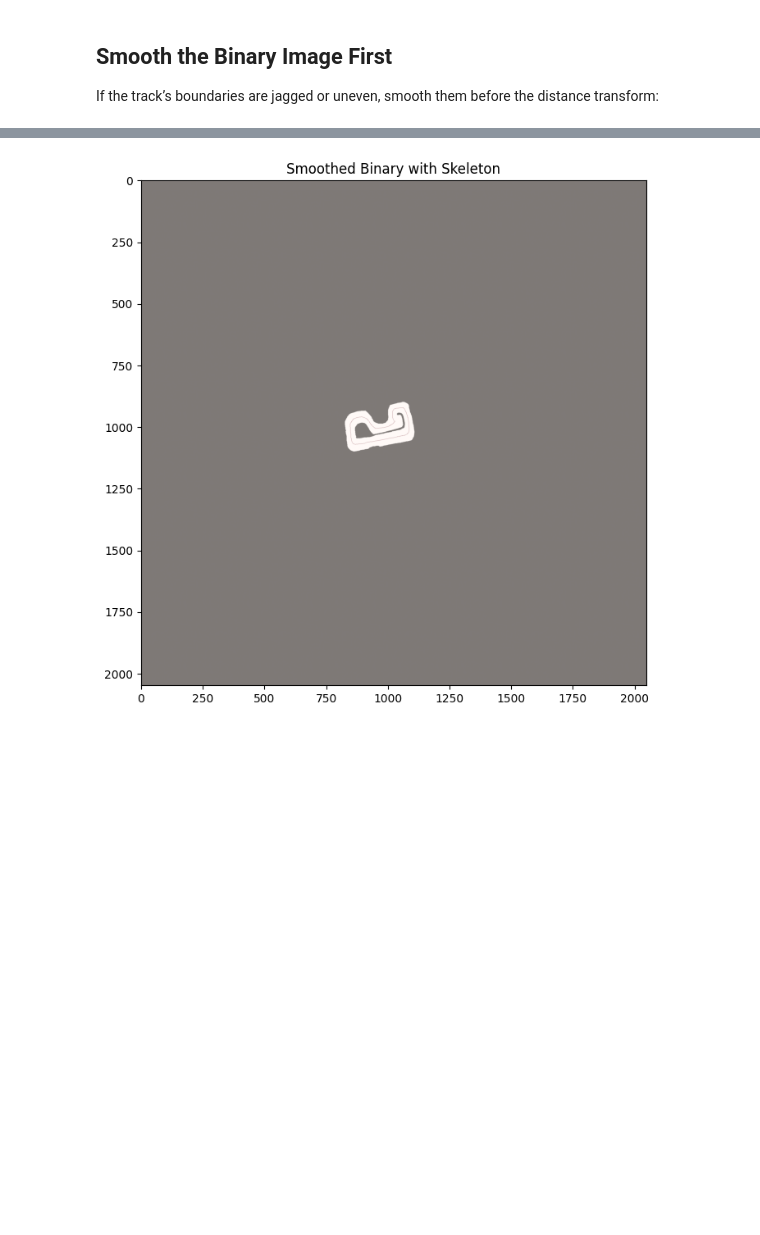
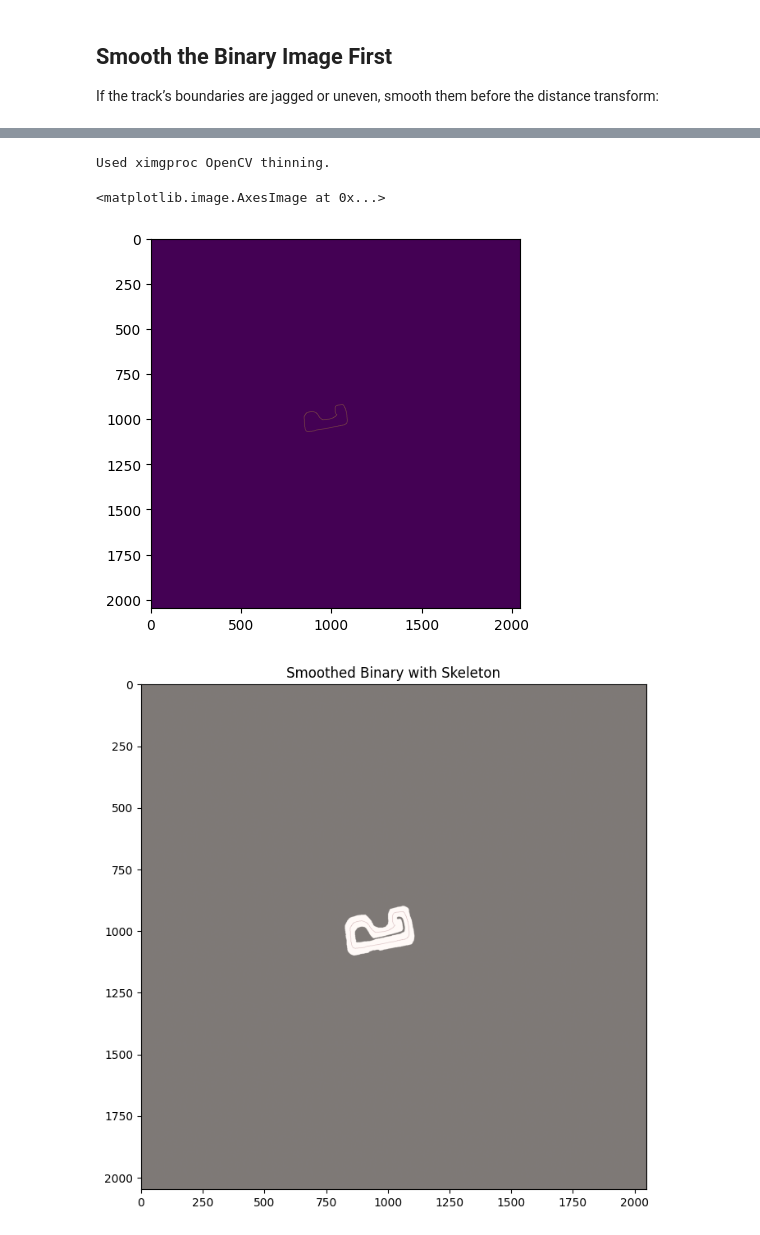
Before and after one commit to anjrew/race-lines-optimization, a Jupyter notebook: notebooks/track_coordinates.ipynb, the cells around one changed output, grey strips where cells are left out. Cells and saved outputs as stored; diff of their text form; code cells hidden in the pictures; blank space fills up the shorter version.

```diff
--- a/notebooks/track_coordinates.ipynb
+++ b/notebooks/track_coordinates.ipynb
@@ -509 +231,15 @@ If the track’s boundaries are jagged or uneven, smooth them before the distanc
+# %%
+# Thin it
+try:
+    skeleton = cv2.ximgproc.thinning(skeleton)
+    print("Used ximgproc OpenCV thinning.")
+except ImportError:
+    print("Using basic thinning.")
+    kernel = np.ones((3, 3), np.uint8)
+    skeleton = cv2.erode(skeleton, kernel, iterations=1)
+plt.imshow(skeleton)
+# %% [output]
+Used ximgproc OpenCV thinning.
+<matplotlib.image.AxesImage at 0x...>
+[figure, added]
 # %%
```
Also changed, not shown: parts of 42 cells of this notebook, 2 other files.
